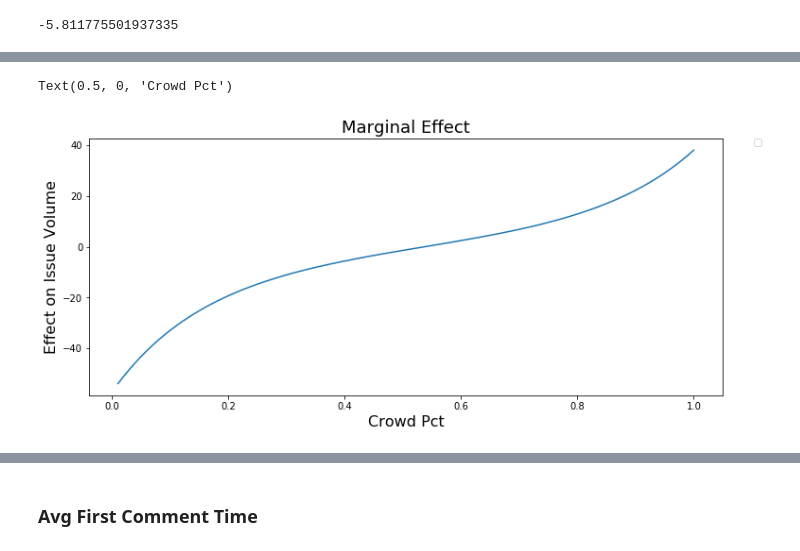
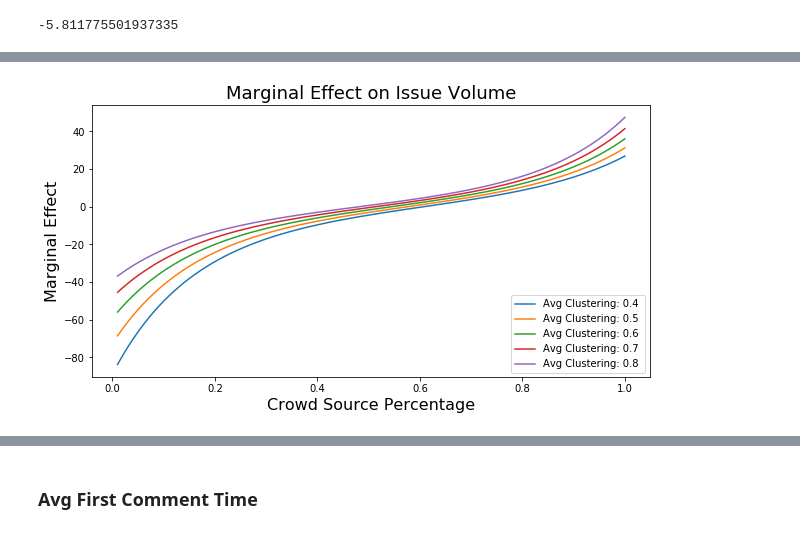
Before and after one commit to MthwRobinson/dissertation-research, a Jupyter notebook: research-notebooks/2-journal-article.ipynb, the cells around one changed output, grey strips where cells are left out. Drawn from its saved outputs; the diff is of its cells as text; code cells hidden in the pictures.

```diff
--- a/research-notebooks/2-journal-article.ipynb
+++ b/research-notebooks/2-journal-article.ipynb
@@ -195,11 +196,10 @@ avg_comments ~ crowd_pct + crowd_pct_2 + avg_clustering +
     topic_19:topic_20 + topic_19:topic_21 + topic_19:topic_23 +
     topic_20:topic_21 + topic_21:topic_22 + topic_3:topic_8 +
     topic_7:topic_18 + topic_5:topic_12
-
 """
 y, X = dmatrices(formula,
                  data=all_data, return_type='dataframe')
-X = compute_pca(X, 80)
+# X = compute_pca(X, 80)
 mod = sm.GLM(y, X, family=sm.families.Gamma(link=sm.families.links.log))
 res = mod.fit()
 print(1 - (res.deviance/res.null_deviance))
@@ -411,24 +428,25 @@ calc_total_effect(all_data, res, X)
 # %% [output]
 -5.811775501937335
 # %%
-plt.figure(figsize=(12, 5))
+plt.figure(figsize=(10, 5))
 
-marginal_effects = {'crowd_pct': [], 'effect': []}
-avg_min_path = all_data['avg_min_path']
-gini_coefficient = all_data['gini_coefficient']
-avg_clustering = all_data['avg_clustering']
+for avg_clustering in [0.4, 0.5, 0.6, 0.7, 0.8]:
+    marginal_effects = {'crowd_pct': [], 'effect': []}
+    label = 'Avg Clustering: {} '.format(avg_clustering)
 
-for i in range(100):
-    crowd_pct = (i+1)/100
-    avg_effect = calc_total_effect(all_data, res, X, crowd_pct=crowd_pct)
-    marginal_effects['crowd_pct'].append(crowd_pct)
-    marginal_effects['effect'].append(avg_effect)
+    for i in range(100):
+        crowd_pct = (i+1)/100
+        avg_effect = calc_total_effect(all_data, res, X,
+                                       crowd_pct=crowd_pct,
+                                       avg_clustering=avg_clustering)
+        marginal_effects['crowd_pct'].append(crowd_pct)
+        marginal_effects['effect'].append(avg_effect)
 
-marginal_effects = pd.DataFrame(marginal_effects)
-sns.lineplot(y=marginal_effects['effect'], x=marginal_effects['crowd_pct'])
+    marginal_effects = pd.DataFrame(marginal_effects)
+    sns.lineplot(y=marginal_effects['effect'], x=marginal_effects['crowd_pct'], label=label)
 
-plt.legend(bbox_to_anchor=(1.05, 1), loc=2, borderaxespad=0.)
-plt.title('Marginal Effect', fontsize=18)
-plt.ylabel('Effect on Issue Volume', fontsize=16)
-plt.xlabel('Crowd Pct', fontsize=16)
+plt.legend(bbox_to_anchor=(.75, 0.3), loc=2, borderaxespad=0.)
+plt.title('Marginal Effect on Issue Volume', fontsize=18)
+plt.ylabel('Marginal Effect', fontsize=16)
+plt.xlabel('Crowd Source Percentage', fontsize=16)
 # %% [output]
@@ -436,2 +454 @@ plt.xlabel('Crowd Pct', fontsize=16)
-Text(0.5, 0, 'Crowd Pct')
-[figure, old version]
+[figure, new version]
```
Also changed, not shown: parts of 33 cells of this notebook.
